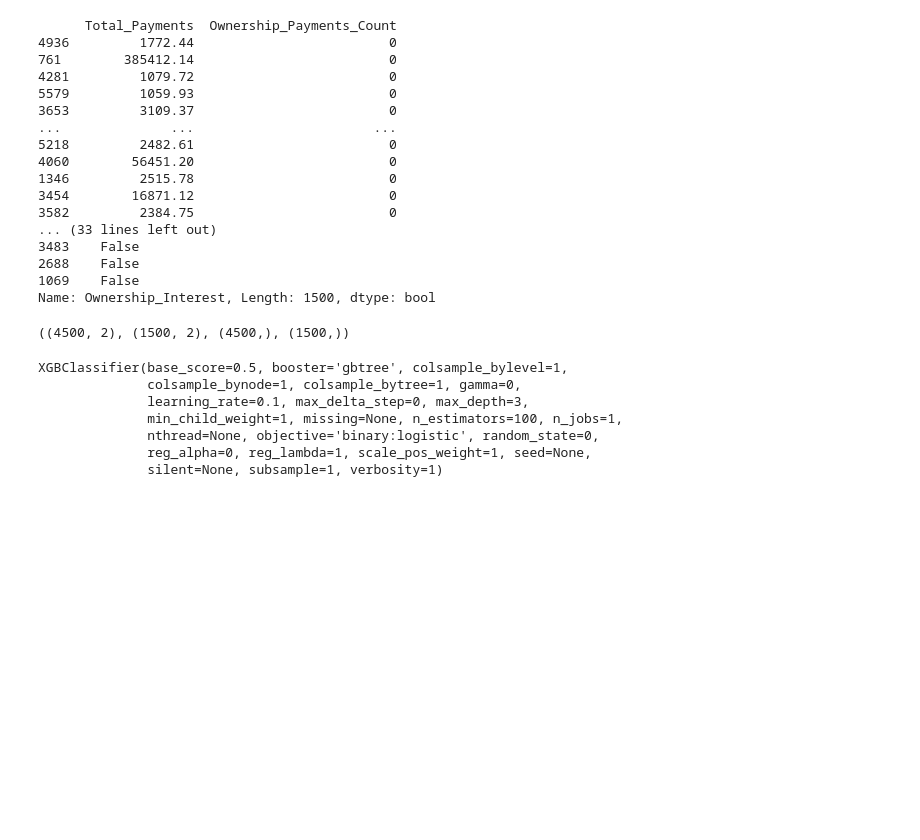
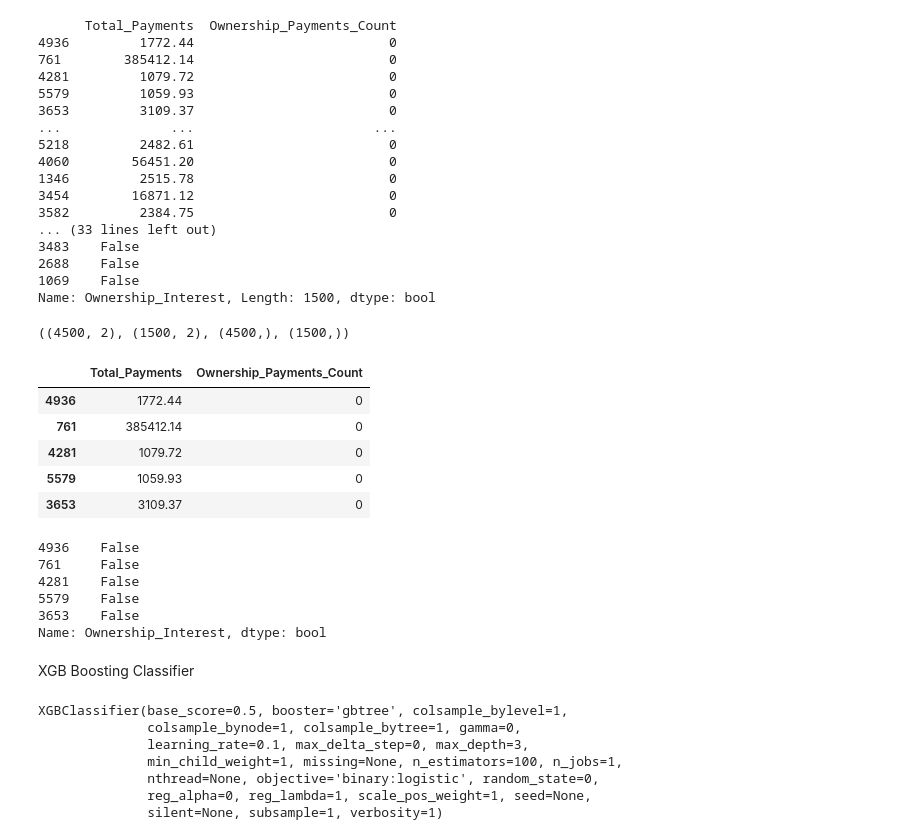
Before and after one commit to manu675/TUM_Analytics_Cup_2020, a Jupyter notebook: AC_python_classifiers.ipynb, the cells around one changed output. Cells and saved outputs as stored; diff of their text form; code cells hidden in the pictures; blank space fills up the shorter version.

```diff
--- a/AC_python_classifiers.ipynb
+++ b/AC_python_classifiers.ipynb
@@ -85,6 +118,26 @@ Name: Ownership_Interest, Length: 1500, dtype: bool
 X_train.shape, X_test.shape, y_train.shape, y_test.shape
 # %% [output]
 ((4500, 2), (1500, 2), (4500,), (1500,))
+# %%
+X_train.head()
+# %% [output]
+|  | Total_Payments | Ownership_Payments_Count |
+| 4936 | 1772.44 | 0 |
+| 761 | 385412.14 | 0 |
+| 4281 | 1079.72 | 0 |
+| 5579 | 1059.93 | 0 |
+| 3653 | 3109.37 | 0 |
+# %%
+y_train.head()
+# %% [output]
+4936    False
+761     False
+4281    False
+5579    False
+3653    False
+Name: Ownership_Interest, dtype: bool
+# %% [markdown]
+XGB Boosting Classifier
 # %%
 # initilizing the XGBClassifier as an object: (using all the default hyperparameters)
 xgbc = xgb.XGBClassifier()
```
Also changed, not shown: parts of 16 cells of this notebook.
